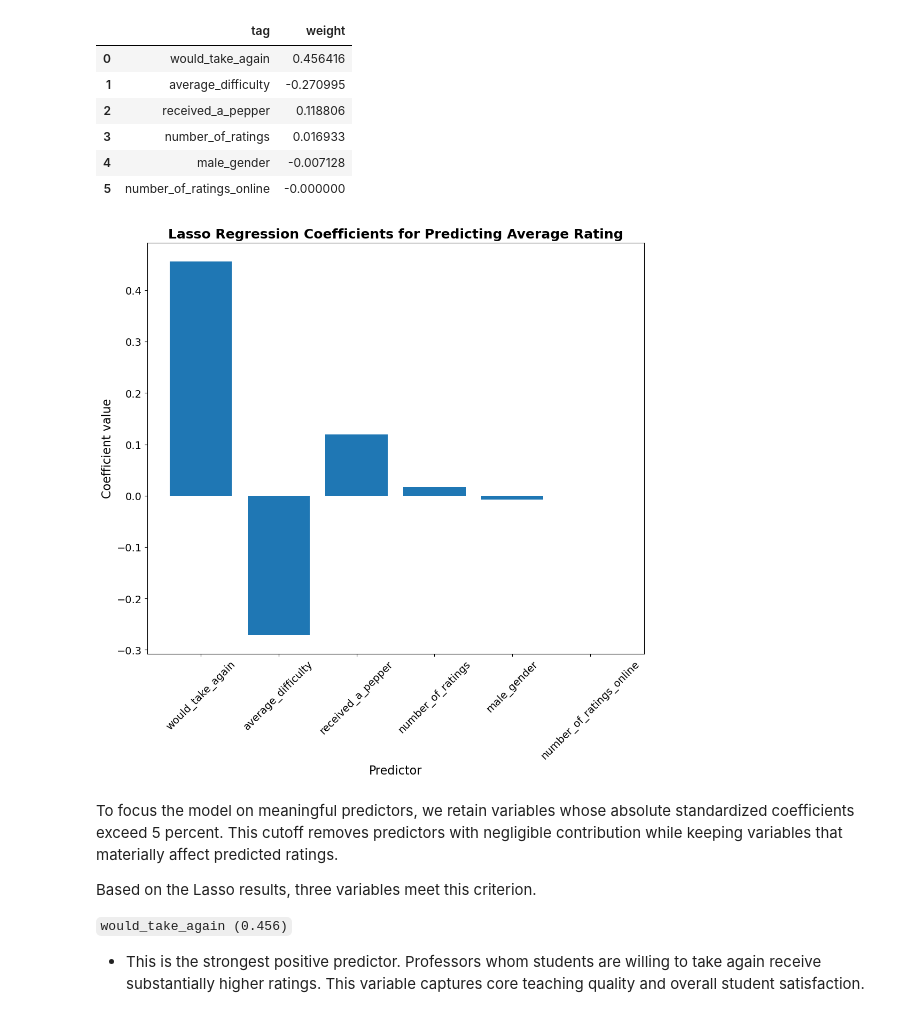
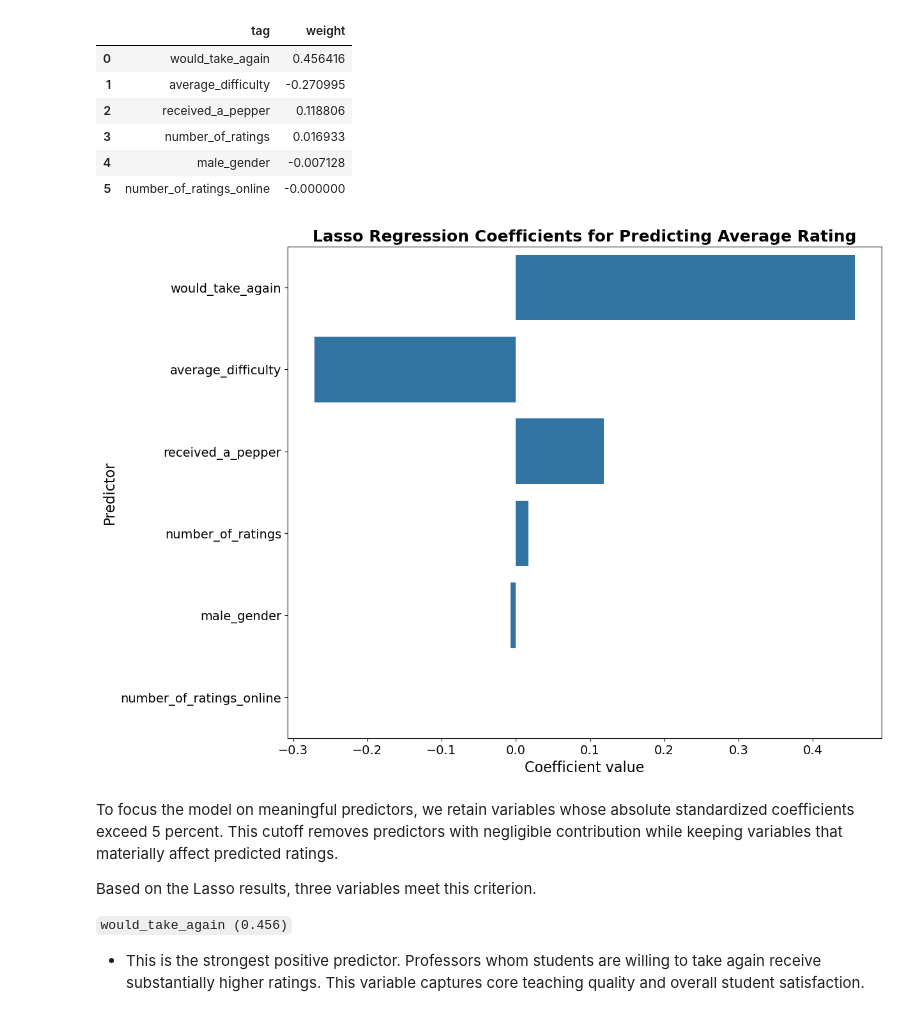
Before and after one commit to NBeibarys/CapstoneProject-Assessing-Professor-Effectiveness-APE--Using-Python, a Jupyter notebook: analyses/analyses.ipynb, the cells around one changed output. Saved outputs shown, nothing was run; the diff lists cells and outputs as text; code cells hidden in the pictures.

```diff
--- a/analyses/analyses.ipynb
+++ b/analyses/analyses.ipynb
@@ -1577,30 +1628,29 @@ weights_df_7
 # %%
 # plot weights of the multiple linear regression model
 # figure size
 plt.figure(figsize = (12, 10))
 
 # bar plot
-plt.bar(weights_df_7["tag"],
-        weights_df_7["weight"])
+sns.barplot(y = weights_df_7["tag"],
+        x = weights_df_7["weight"])
 
 # aesthetics
 # title
 plt.title("Lasso Regression Coefficients for Predicting Average Rating",
           fontweight="bold",
           fontsize=18)
 
 # axis labels
-plt.xlabel("Predictor", fontsize=16)
-plt.ylabel("Coefficient value", fontsize=16)
+plt.xlabel("Coefficient value", fontsize=16)
+plt.ylabel("Predictor", fontsize=16)
 
 # ticks
 plt.tick_params(axis="both", labelsize=14)
-plt.xticks(rotation=45)
 
 # show plot
 plt.show()
 # %% [output]
-[figure, old version]
+[figure, new version]
 # %% [markdown]
 To focus the model on meaningful predictors, we retain variables whose absolute standardized coefficients exceed 5 percent. This cutoff removes predictors with negligible contribution while keeping variables that materially affect predicted ratings.
 
```
Also changed, not shown: parts of 123 cells of this notebook.
